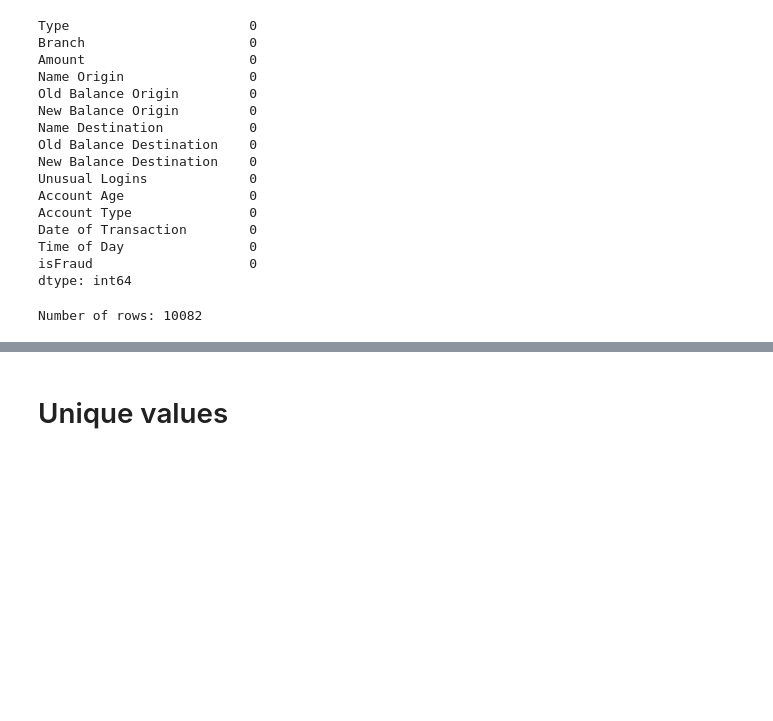
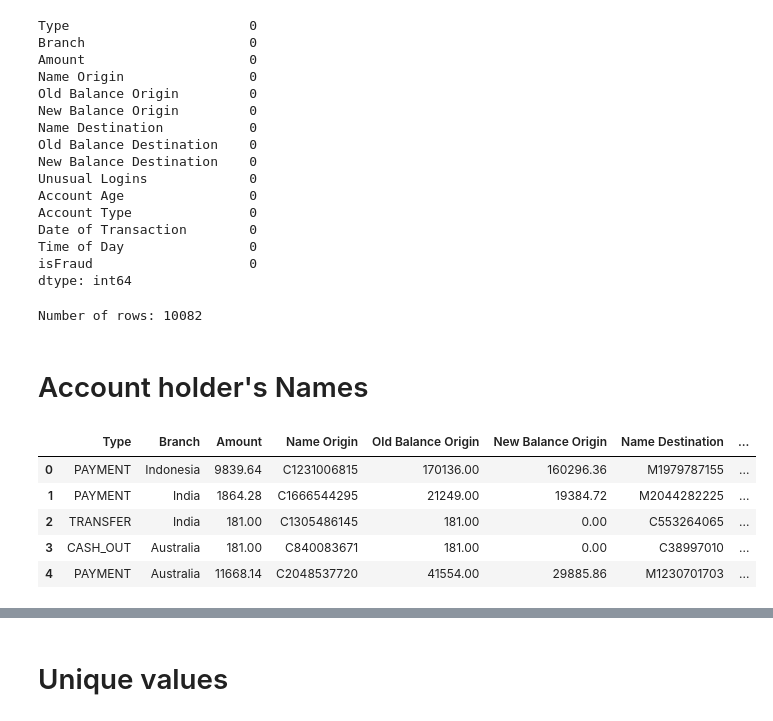
Before and after one commit to Shrutisd1003/XAI-for-Financial-Fraud-Detection, a Jupyter notebook: Model building/EDA.ipynb, the cells around one changed output, grey strips where cells are left out. Cells and saved outputs as stored; diff of their text form; code cells hidden in the pictures; blank space fills up the shorter version.

```diff
--- a/Model building/EDA.ipynb
+++ b/Model building/EDA.ipynb
@@ -121,3 +121,14 @@ dtype: int64
 print("Number of rows:", df.shape[0])
 # %% [output]
 Number of rows: 10082
+# %% [markdown]
+# Account holder's Names
+# %%
+df.head()
+# %% [output]
+|  | Type | Branch | Amount | Name Origin | Old Balance Origin | New Balance Origin | Name Destination | ... |
+| 0 | PAYMENT | Indonesia | 9839.64 | C1231006815 | 170136.00 | 160296.36 | M1979787155 | ... |
+| 1 | PAYMENT | India | 1864.28 | C1666544295 | 21249.00 | 19384.72 | M2044282225 | ... |
+| 2 | TRANSFER | India | 181.00 | C1305486145 | 181.00 | 0.00 | C553264065 | ... |
+| 3 | CASH_OUT | Australia | 181.00 | C840083671 | 181.00 | 0.00 | C38997010 | ... |
+| 4 | PAYMENT | Australia | 11668.14 | C2048537720 | 41554.00 | 29885.86 | M1230701703 | ... |
```
Also changed, not shown: parts of 6 cells of this notebook, 9 other files.
